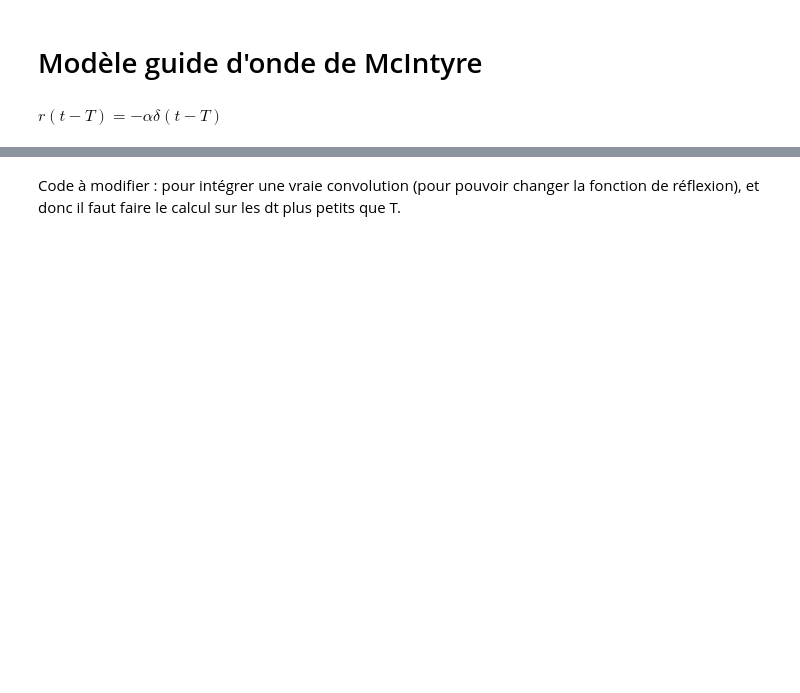
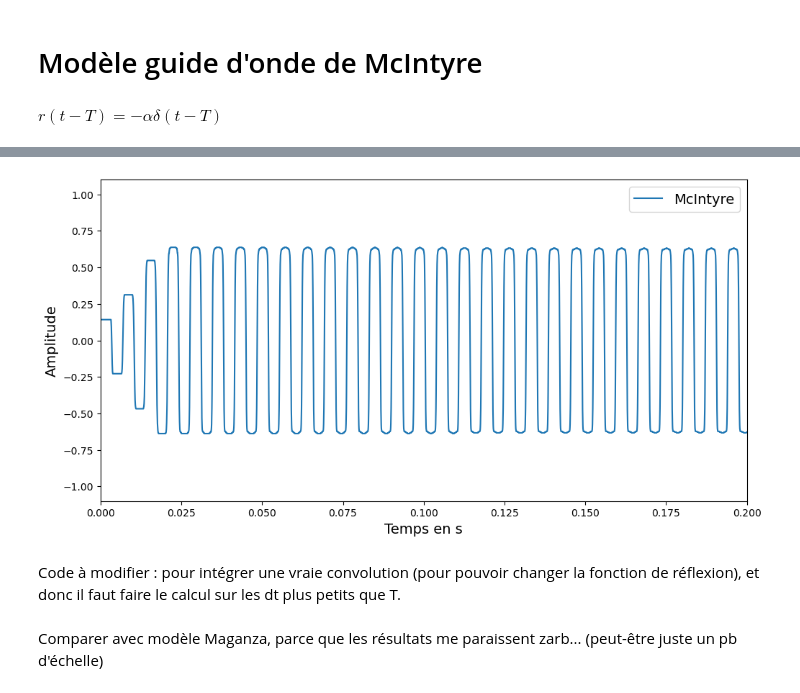
Before and after one commit to ClementineBerger/Auto-oscillations, a Jupyter notebook: modelisation_physique/mcIntyre.ipynb, the cells around one changed output, grey strips where cells are left out. Cells and saved outputs as stored; diff of their text form; code cells hidden in the pictures; blank space fills up the shorter version.

```diff
--- a/modelisation_physique/mcIntyre.ipynb
+++ b/modelisation_physique/mcIntyre.ipynb
@@ -140,2 +152,33 @@ plt.plot(sim_time,p)
+# %%
+#reflex_list = np.zeros(Nsim)
+#reflex_list[indT] = -1
+
+for j in range(Nsim):  # cas avec dirac en réflexion
+
+    #if j < indT+1:
+    #    ph = -(p[0]+u[0])
+    #else:
+    #    ph = -(p[j-indT]+u[j-indT])
+
+    ph = convolution(ind_tau=j,reflex_list = reflex_list, signal_list = p + u,time=sim_time)
+    i = find_zero(solvF-ph,i_act)
+    i_act = i
+    p[j] = tab_p[i]
+    u[j] = tab_F[i]
+
+plt.figure(figsize=(10,5))
+plt.plot(time,p,label="McIntyre")
+#plt.plot(sim_time,p_maganza*np.max(p)/np.max(p_maganza),label="Maganza")
+plt.xlim(0,0.2)
+plt.ylim(-1.1, 1.1)
+plt.tight_layout()
+plt.xlabel("Temps en s",size=14)
+plt.ylabel("Amplitude",size=14)
+plt.legend(fontsize=14)
+plt.show()
+# %% [output]
+[figure, added]
 # %% [markdown]
 Code à modifier : pour intégrer une vraie convolution (pour pouvoir changer la fonction de réflexion), et donc il faut faire le calcul sur les dt plus petits que T.
+# %% [markdown]
+Comparer avec modèle Maganza, parce que les résultats me paraissent zarb... (peut-être juste un pb d'échelle)
```
Also changed, not shown: parts of 8 cells of this notebook.
